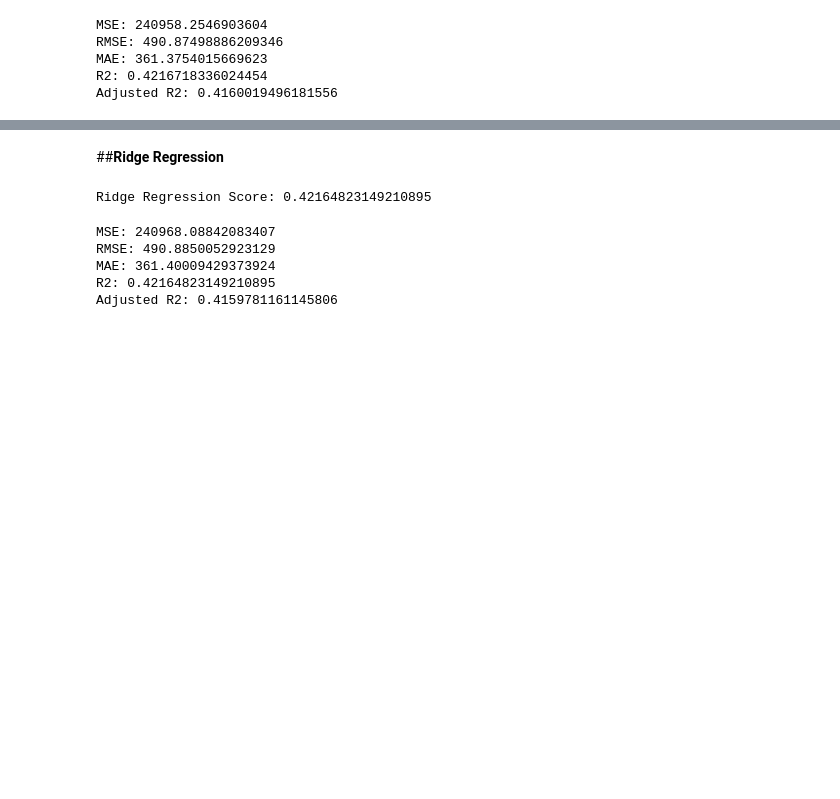
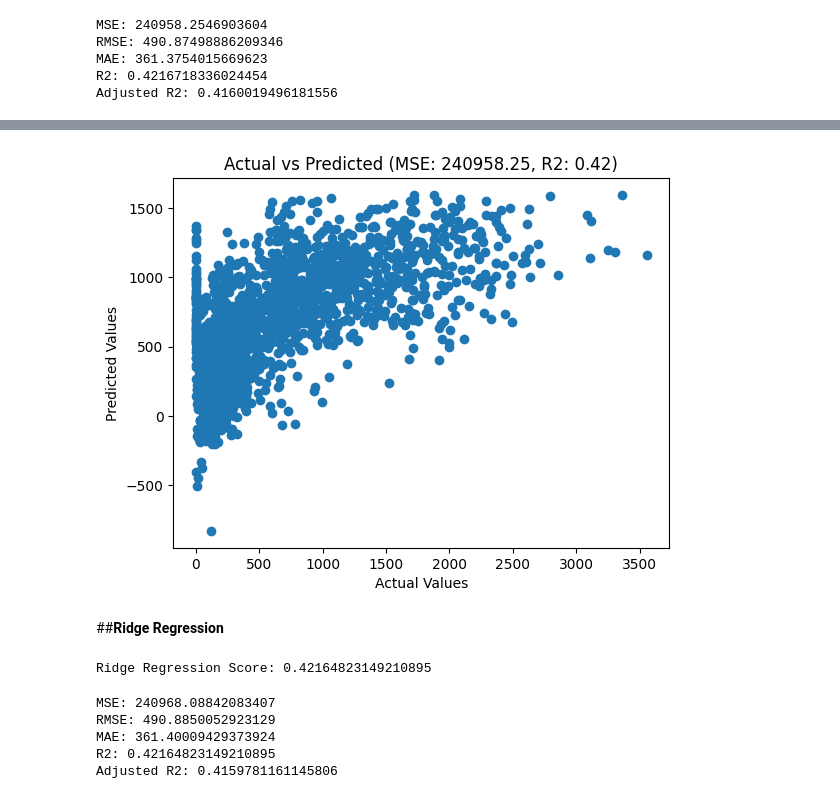
Before and after one commit to shwe-hg/Capstone-Project-On-ML-Regression-, a Jupyter notebook: Project_on_regression.ipynb, the cells around one changed output, grey strips where cells are left out. Cells and saved outputs as stored; diff of their text form; code cells hidden in the pictures; blank space fills up the shorter version.

```diff
--- a/Project_on_regression.ipynb
+++ b/Project_on_regression.ipynb
@@ -991,3 +991,11 @@ array([    0.        ,  1596.07554662, -1184.71561934,   456.31842125,
+# %%
+plt.scatter(Y_test, Y_pred)
+plt.xlabel("Actual Values")
+plt.ylabel("Predicted Values")
+plt.title(f"Actual vs Predicted (MSE: {mse:.2f}, R2: {r2:.2f})")
+plt.show()
+# %% [output]
+[figure, added]
 # %% [markdown]
 ##**Ridge Regression**
 # %%
```
Also changed, not shown: parts of 19 cells of this notebook.
